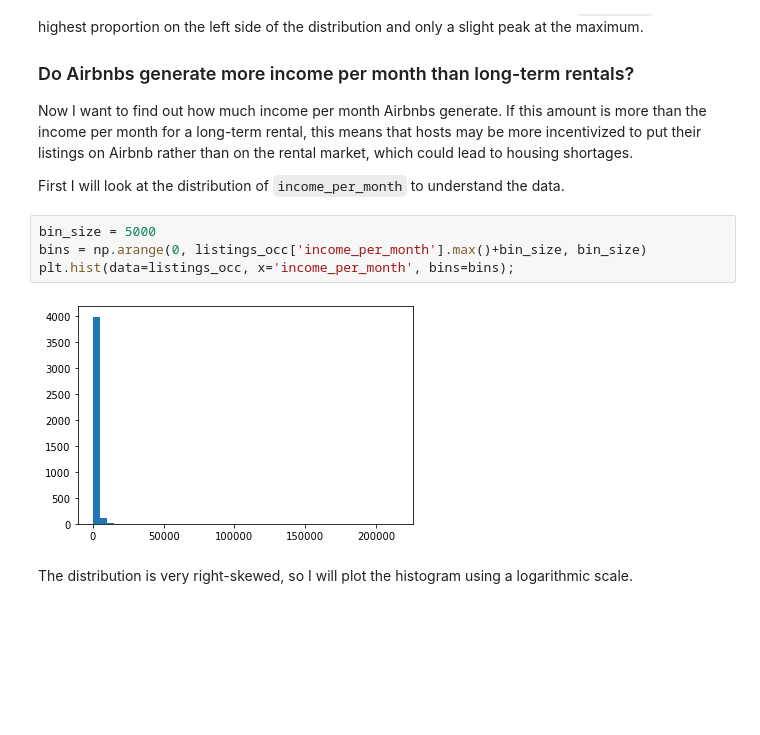
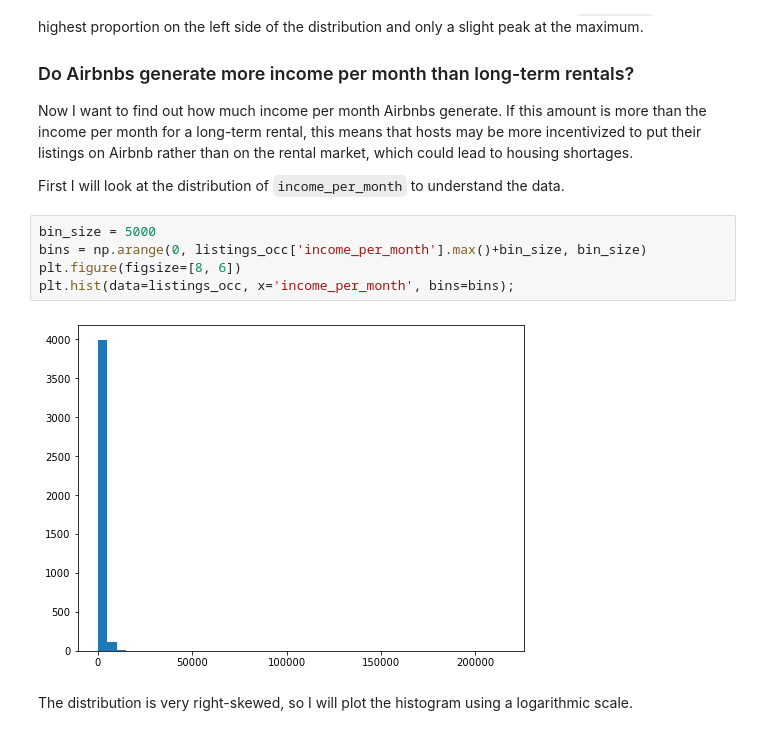
Before and after one commit to evanchen13/scc-airbnb, a Jupyter notebook: scc-airbnb.ipynb, the cells around one changed output. Drawn from its saved outputs; the diff is of its cells as text; blank space fills up the shorter version.

```diff
--- a/scc-airbnb.ipynb
+++ b/scc-airbnb.ipynb
@@ -372,9 +376,10 @@ First I will look at the distribution of `income_per_month` to understand the da
 # %%
 bin_size = 5000
 bins = np.arange(0, listings_occ['income_per_month'].max()+bin_size, bin_size)
+plt.figure(figsize=[8, 6])
 plt.hist(data=listings_occ, x='income_per_month', bins=bins);
 # %% [output]
-[figure, old version]
+[figure, new version]
 # %% [markdown]
 The distribution is very right-skewed, so I will plot the histogram using a logarithmic scale.
 # %%
```
Also changed, not shown: parts of 25 cells of this notebook.
